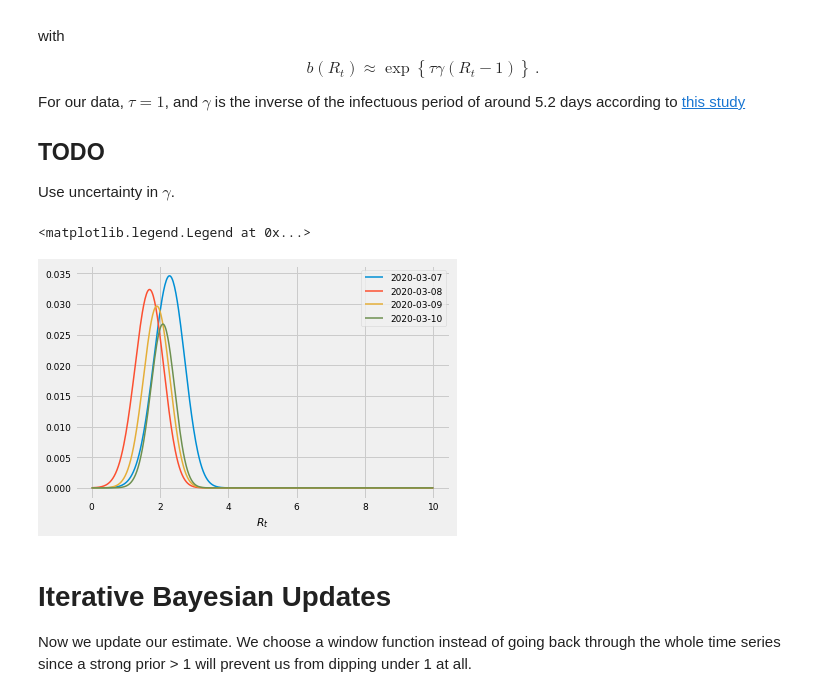
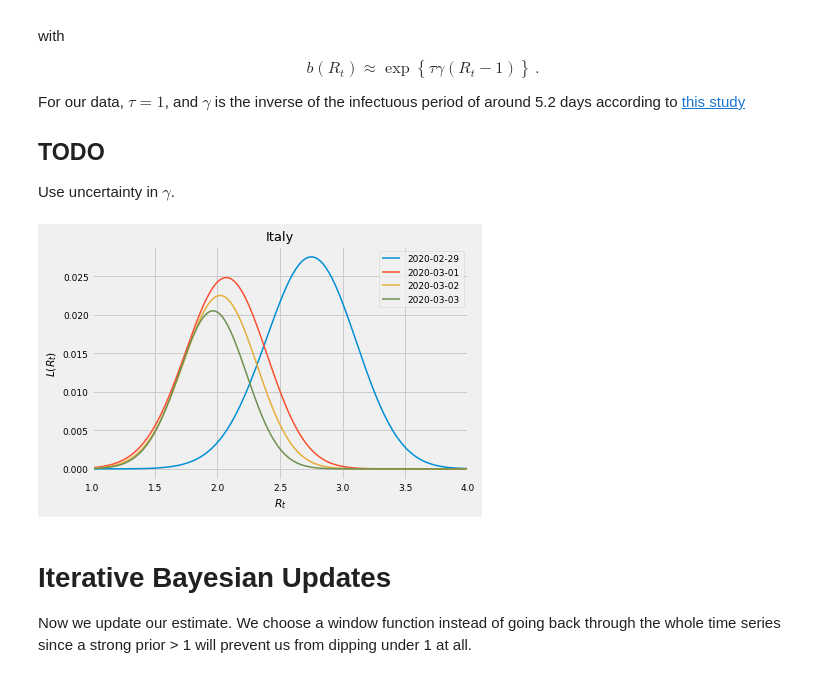
Before and after one commit to dhesse/covid-19, a Jupyter notebook: Bayes-19.ipynb, the cells around one changed output. Cells and saved outputs as stored; diff of their text form; code cells hidden in the pictures.

```diff
--- a/Bayes-19.ipynb
+++ b/Bayes-19.ipynb
@@ -52,5 +32,5 @@ MultiIndex([(          'Afghanistan',                                nan),
 # %%
-country, province = 'Germany', float('Nan')
+country, province = 'Italy', float('Nan')
 # %%
 de = df_c[country, province]
 de = de[de.index[(de > 50)][0]:]
@@ -122,14 +102,17 @@ L = scipy.stats.poisson.pmf(k[1:], lambdas.T)
 # %%
 plt.style.use('fivethirtyeight')
 plt.rcParams['font.size'] = 9
 plt.rcParams['lines.linewidth'] = 1.5
 for i in range(4):
     plt.plot(r_range, L[:,i], label=k.index[i].date())
 plt.xlabel("$R_t$")
+plt.xlim((1, 4))
 plt.legend()
+plt.title(country)
+plt.ylabel('$L(R_t)$')
+plt.savefig(f"{country}_likelihood.png", dpi=300, bbox_inches="tight")
 # %% [output]
-<matplotlib.legend.Legend at 0x...>
-[figure, old version]
+[figure, new version]
 # %% [markdown]
 # Iterative Bayesian Updates
 
```
Also changed, not shown: parts of 11 cells of this notebook.
